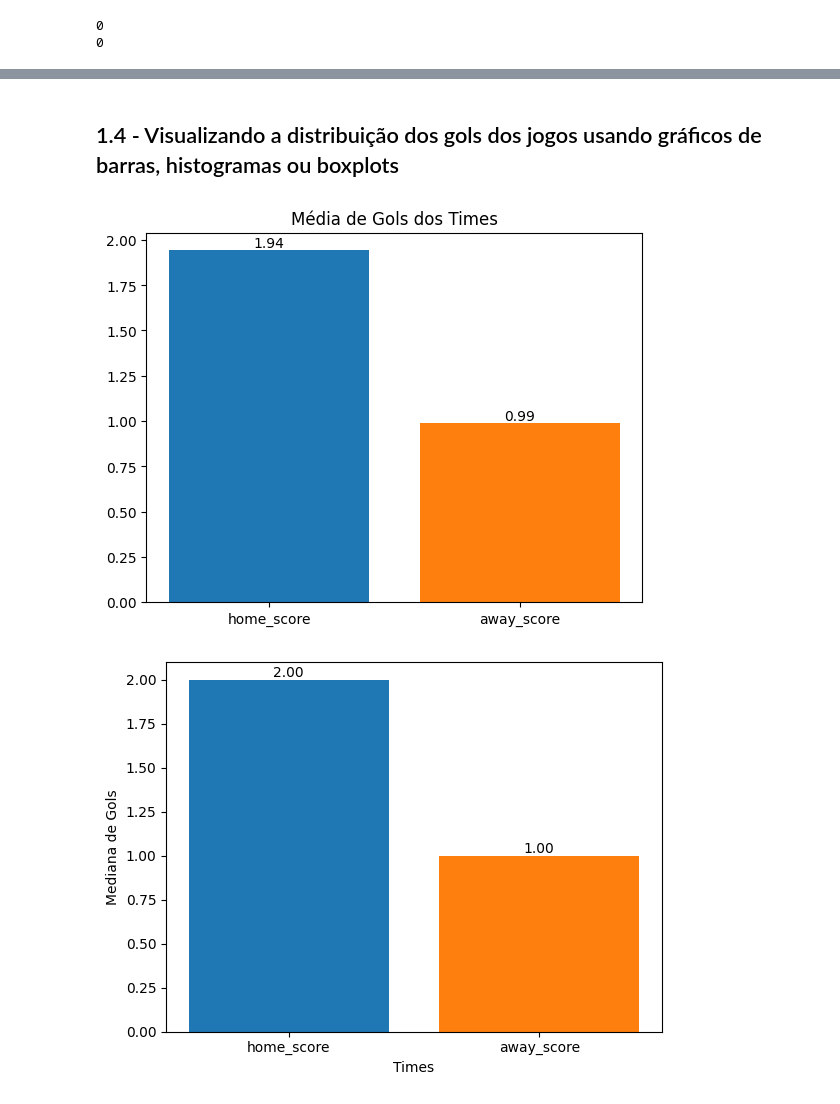
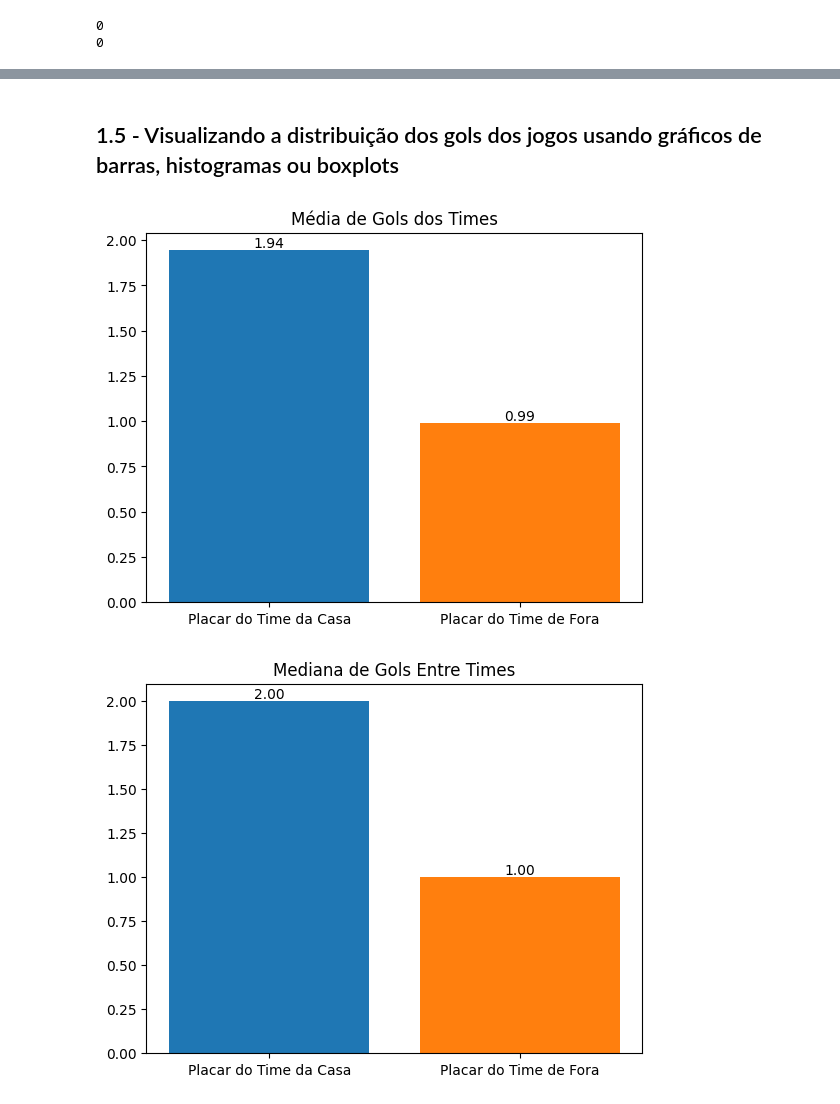
Before and after one commit to maykelsantos/about_soccer, a Jupyter notebook: app.ipynb, the cells around one changed output, grey strips where cells are left out. Saved outputs shown, nothing was run; the diff lists cells and outputs as text; code cells hidden in the pictures.

Commit message:
Correções de alguns gráficos e implantação de análises temporais iniciada

```diff
--- a/app.ipynb
+++ b/app.ipynb
@@ -50,0 +53,19 @@ display(all_matches, countries_names)
+# %%
+all_matches = all_matches.rename(columns={
+    'date': 'Data',
+    'home_team': 'Time da Casa',
+    'away_team': 'Time de Fora',
+    'home_score': 'Placar do Time da Casa',
+    'away_score': 'Placar do Time de Fora',
+    'tournament': 'Torneio',
+    'country': 'País',
+    'neutral': 'Campo Neutro'
+})
+
+countries_names = countries_names.rename(columns={
+    'original_name': 'Nome de Origem',
+    'current_name': 'Nome Atual'
+})
+
+display(all_matches)
+display(countries_names)
@@ -116,14 +164,14 @@ O DESVIO PADRÃO de gols do time visitante é de 1.20 gols
 Os QUARTIS de gols do time da casa é de: 1ºQ 1.00 gols, 2ºQ 2.00 gols e 3ºQ 3.00 gols
 Os QUARTIS de gols do time visitante é de: 1ºQ 0.00 gols, 2ºQ 1.00 gols e 3ºQ 1.00 gols
 # %% [markdown]
-## 1.4 - Visualizando a distribuição dos gols dos jogos usando gráficos de barras, histogramas ou boxplots
+## 1.5 - Visualizando a distribuição dos gols dos jogos usando gráficos de barras, histogramas ou boxplots
 # %%
 import matplotlib.pyplot as plt
 # %%
 # Média de gols entre time da casa e time visitante
 
-media_time_casa = all_matches['home_score'].mean()
-media_time_visitante = all_matches['away_score'].mean()
+media_time_casa = all_matches['Placar do Time da Casa'].mean()
+media_time_visitante = all_matches['Placar do Time de Fora'].mean()
 
 plt.bar(all_matches.columns[3], media_time_casa)
 plt.bar(all_matches.columns[4], media_time_visitante)
@@ -133,23 +181,22 @@ plt.title('Média de Gols dos Times')
 
 plt.show()
 # %% [output]
-[figure, old version]
+[figure, new version]
 # %%
 # Mediana de gols entre time da casa e time visitante
 
-mediana_time_casa = all_matches['home_score'].median()
-mediana_time_visitante = all_matches['away_score'].median()
+mediana_time_casa = all_matches['Placar do Time da Casa'].median()
+mediana_time_visitante = all_matches['Placar do Time de Fora'].median()
 
 plt.bar(all_matches.columns[3], mediana_time_casa)
 plt.bar(all_matches.columns[4], mediana_time_visitante)
 plt.text(all_matches.columns[3], mediana_time_casa, '{:.2f}'.format(mediana_time_casa), ha='center', va='bottom')
 plt.text(all_matches.columns[4], mediana_time_visitante, '{:.2f}'.format(mediana_time_visitante), ha='center', va='bottom')
-plt.xlabel('Times')
-plt.ylabel('Mediana de Gols')
+plt.title('Mediana de Gols Entre Times')
 
 plt.show()
 # %% [output]
-[figure, old version]
+[figure, new version]
 # %%
 # Variância de gols entre time da casa e time visitante
 
```
Also changed, not shown: parts of 13 cells of this notebook, 1 other file.
